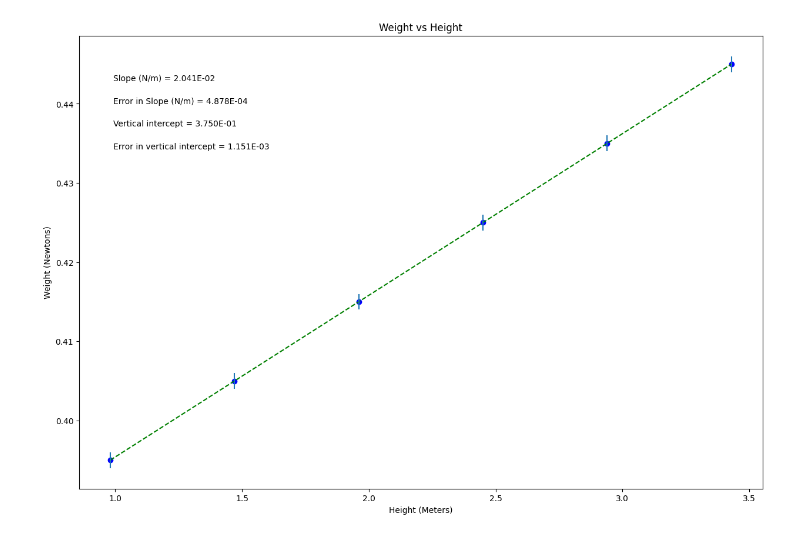
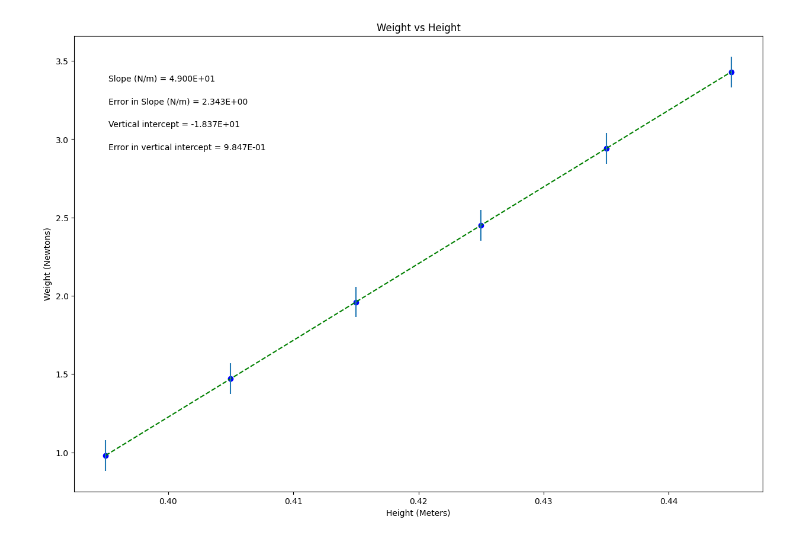
Before and after one commit to elizabeth-kamminga/Lab-2, a Jupyter notebook: HookesLabSpring2Plot2.ipynb, the cells around one changed output. Drawn from its saved outputs; the diff is of its cells as text; code cells hidden in the pictures.

```diff
--- a/HookesLabSpring2Plot2.ipynb
+++ b/HookesLabSpring2Plot2.ipynb
@@ -19,11 +19,11 @@ import matplotlib.pyplot as plt
 #variable names should start with a letter and must contain only letters, numbers, and underscores
 
 
-weight = np.array([0.98, 1.47, 1.96, 2.45, 2.94, 3.43])
+height = np.array([0.98, 1.47, 1.96, 2.45, 2.94, 3.43])
 
-height = np.array([0.395, 0.405, 0.415, 0.425, 0.435, 0.445])
+weight = np.array([0.395, 0.405, 0.415, 0.425, 0.435, 0.445])
 
-height_uncertainty = np.array([0.001, 0.001, 0.001, 0.001, 0.001, 0.001])
+weight_uncertainty = np.array([0.098, 0.098, 0.098, 0.098, 0.098, 0.098])
 
 
 
@@ -32,7 +32,7 @@ height_uncertainty = np.array([0.001, 0.001, 0.001, 0.001, 0.001, 0.001])
 
 x = weight             #this should be the array you want to plot on the x axis
 y = height          #this should be the array you want to plot on the y axis
-dy = height_uncertainty       #this should be your error in y array
+dy = weight_uncertainty       #this should be your error in y array
 
 
 #UPDATE EACH OF THESE 4 STRINGS FOR YOUR PLOT LABELS AS YOU WANT THEM TO APPEAR
@@ -92,31 +92,31 @@ elif annotation_placement==3 or annotation_placement==4:
 #Don't need to change anything in this section!
 
 #Plot data on graph. Plot error bars and place values for slope,
 #error in slope, and vertical intercept (plus error) on the plot using "annotate"
 
 plt.figure(figsize=(15,10))
 
 plt.plot(x, fit, color='green', linestyle='--')
 plt.scatter(x, y, color='blue', marker='o')
 
 plt.xlabel(x_label)
 plt.ylabel(y_label)
 plt.title(plot_title)
 
 plt.errorbar(x, y, yerr=dy, xerr=None, fmt="none") #don't need to plot x error bars
 
 plt.annotate('Slope ({}) = {value:.{digits}E}'.format(slope_units,value=m, digits=3),
              (xpos, ypos[0]), xycoords='axes fraction')
 
 plt.annotate('Error in Slope ({}) = {value:.{digits}E}'.format(slope_units,value=dm, digits=3),
              (xpos, ypos[1]), xycoords='axes fraction')
 
 plt.annotate('Vertical intercept = {value:.{digits}E}'.format(value=b, digits=3),
              (xpos, ypos[2]), xycoords='axes fraction')
 
 plt.annotate('Error in vertical intercept = {value:.{digits}E}'.format(value=db, digits=3),
              (xpos, ypos[3]), xycoords='axes fraction')
 
 plt.show()
 # %% [output]
-[figure, old version]
+[figure, new version]
```
